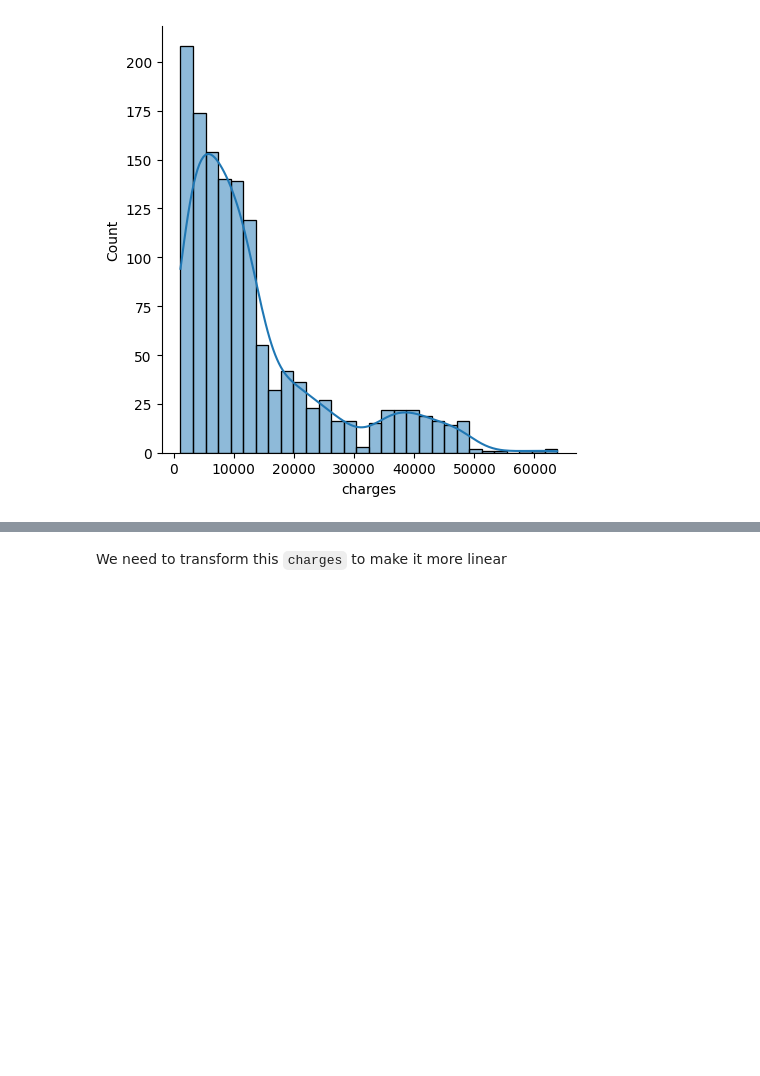
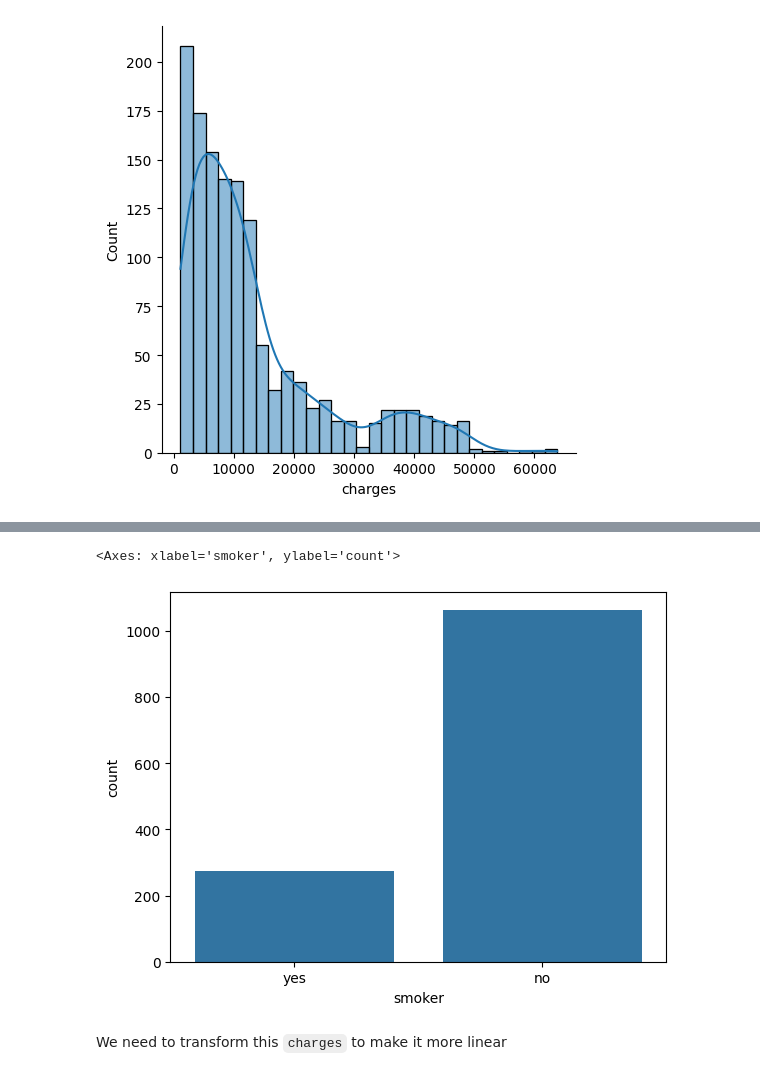
Before and after one commit to haverstein/Personal-Medical-Cost-Prediction, a Jupyter notebook: script.ipynb, the cells around one changed output, grey strips where cells are left out. Saved outputs shown, nothing was run; the diff lists cells and outputs as text; code cells hidden in the pictures; blank space fills up the shorter version.

```diff
--- a/script.ipynb
+++ b/script.ipynb
@@ -89,3 +105,8 @@ sns.displot(data,x='charges',kde=True)
+# %%
+sns.countplot(data,x='smoker')
+# %% [output]
+<Axes: xlabel='smoker', ylabel='count'>
+[figure, added]
 # %% [markdown]
 We need to transform this `charges` to make it more linear
 # %%
```
Also changed, not shown: parts of 25 cells of this notebook.
